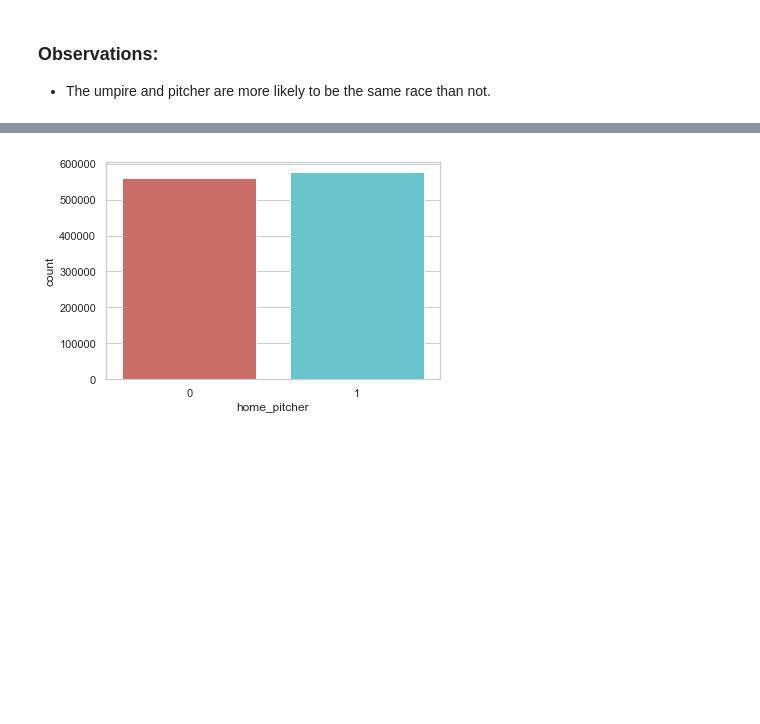
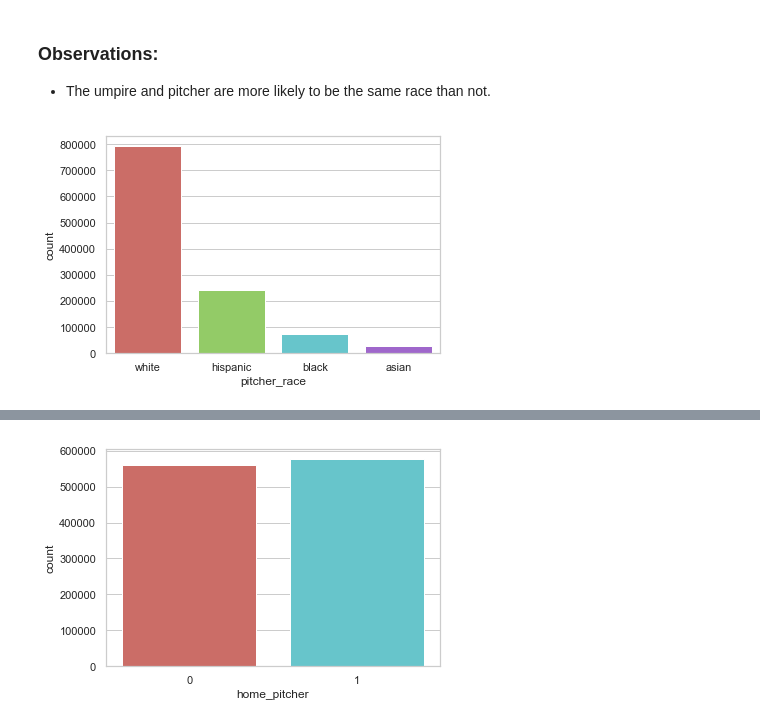
Before and after one commit to AshleyMcGee/MLB, a Jupyter notebook: data_exploration.ipynb, the cells around one changed output, grey strips where cells are left out. Drawn from its saved outputs; the diff is of its cells as text; code cells hidden in the pictures; blank space fills up the shorter version.

```diff
--- a/Willy/MLB_notebook3.ipynb
+++ b/data_exploration.ipynb
@@ -29,3 +29,9 @@ xy_df.head()
 | 3 | 0 | 1 | 1 | 0 | 0 | 0 | 0 | 0 | ... |
 | 4 | 0 | 1 | 1 | 0 | 0 | 0 | 0 | 0 | ... |
 5 rows × 23 columns
+# %%
+cp_merged_df = pd.read_csv('cp_merged.csv')
+print(cp_merged_df.shape)
+cp_merged_df = cp_merged_df[(cp_merged_df['count'] != '4-2') & (cp_merged_df['count'] != '4-1')]
+print(cp_merged_df.shape)
+cp_merged_df.head()
@@ -53,3 +70,9 @@ plt.show()
 # %% [markdown]
 ### Observations:
 - The umpire and pitcher are more likely to be the same race than not.
+# %%
+sns.countplot(x='pitcher_race', data=cp_merged_df, palette='hls')
+plt.savefig('pitcher_race_count', bbox_inches='tight')
+plt.show()
+# %% [output]
+[figure, added]
```
Also changed, not shown: parts of 13 cells of this notebook, 9 other files.
